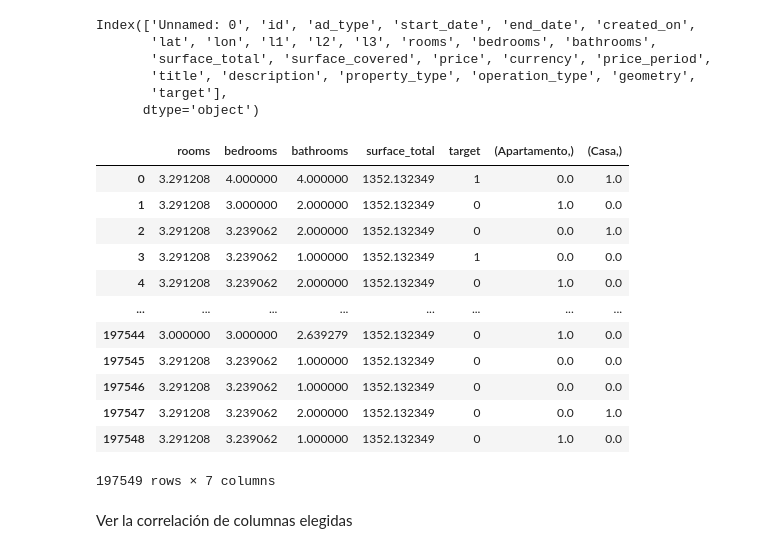
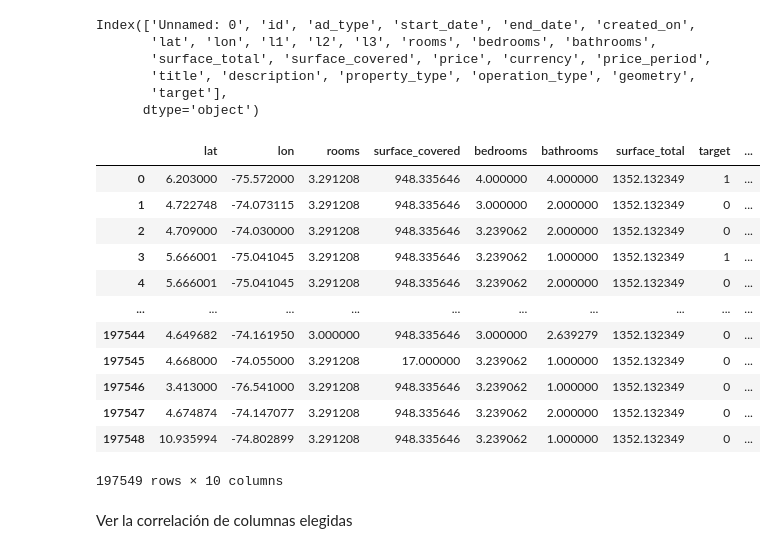
Before and after one commit to julieta77/-Proyecto-Individual-2-Data-04-Soy-Henry-JulietaCiare, a Jupyter notebook: Codigo.ipynb, the cells around one changed output. Cells and saved outputs as stored; diff of their text form; code cells hidden in the pictures.

```diff
--- a/Codigo.ipynb
+++ b/Codigo.ipynb
@@ -193,23 +193,23 @@ Index(['Unnamed: 0', 'id', 'ad_type', 'start_date', 'end_date', 'created_on',
        'target'],
       dtype='object')
 # %%
-train = train[['rooms', 'bedrooms', 'bathrooms','surface_total','target']]
+train = train[['lat','lon','rooms','surface_covered', 'bedrooms', 'bathrooms','surface_total','target']]
 datos = pd.concat([train,nuevas_colums],axis=1)
 datos
 # %% [output]
-|  | rooms | bedrooms | bathrooms | surface_total | target | (Apartamento,) | (Casa,) |
-| 0 | 3.291208 | 4.000000 | 4.000000 | 1352.132349 | 1 | 0.0 | 1.0 |
-| 1 | 3.291208 | 3.000000 | 2.000000 | 1352.132349 | 0 | 1.0 | 0.0 |
-| 2 | 3.291208 | 3.239062 | 2.000000 | 1352.132349 | 0 | 0.0 | 1.0 |
-| 3 | 3.291208 | 3.239062 | 1.000000 | 1352.132349 | 1 | 0.0 | 0.0 |
-| 4 | 3.291208 | 3.239062 | 2.000000 | 1352.132349 | 0 | 1.0 | 0.0 |
-| ... | ... | ... | ... | ... | ... | ... | ... |
-| 197544 | 3.000000 | 3.000000 | 2.639279 | 1352.132349 | 0 | 1.0 | 0.0 |
-| 197545 | 3.291208 | 3.239062 | 1.000000 | 1352.132349 | 0 | 0.0 | 0.0 |
-| 197546 | 3.291208 | 3.239062 | 1.000000 | 1352.132349 | 0 | 0.0 | 0.0 |
-| 197547 | 3.291208 | 3.239062 | 2.000000 | 1352.132349 | 0 | 0.0 | 1.0 |
-| 197548 | 3.291208 | 3.239062 | 1.000000 | 1352.132349 | 0 | 1.0 | 0.0 |
+|  | lat | lon | rooms | surface_covered | bedrooms | bathrooms | surface_total | target | ... |
+| 0 | 6.203000 | -75.572000 | 3.291208 | 948.335646 | 4.000000 | 4.000000 | 1352.132349 | 1 | ... |
+| 1 | 4.722748 | -74.073115 | 3.291208 | 948.335646 | 3.000000 | 2.000000 | 1352.132349 | 0 | ... |
+| 2 | 4.709000 | -74.030000 | 3.291208 | 948.335646 | 3.239062 | 2.000000 | 1352.132349 | 0 | ... |
+| 3 | 5.666001 | -75.041045 | 3.291208 | 948.335646 | 3.239062 | 1.000000 | 1352.132349 | 1 | ... |
+| 4 | 5.666001 | -75.041045 | 3.291208 | 948.335646 | 3.239062 | 2.000000 | 1352.132349 | 0 | ... |
+| ... | ... | ... | ... | ... | ... | ... | ... | ... | ... |
+| 197544 | 4.649682 | -74.161950 | 3.000000 | 948.335646 | 3.000000 | 2.639279 | 1352.132349 | 0 | ... |
+| 197545 | 4.668000 | -74.055000 | 3.291208 | 17.000000 | 3.239062 | 1.000000 | 1352.132349 | 0 | ... |
+| 197546 | 3.413000 | -76.541000 | 3.291208 | 948.335646 | 3.239062 | 1.000000 | 1352.132349 | 0 | ... |
+| 197547 | 4.674874 | -74.147077 | 3.291208 | 948.335646 | 3.239062 | 2.000000 | 1352.132349 | 0 | ... |
+| 197548 | 10.935994 | -74.802899 | 3.291208 | 948.335646 | 3.239062 | 1.000000 | 1352.132349 | 0 | ... |
-197549 rows × 7 columns
+197549 rows × 10 columns
 # %% [markdown]
 Ver la correlación de columnas elegidas
 # %%
```
Also changed, not shown: parts of 9 cells of this notebook, 3 other files.
